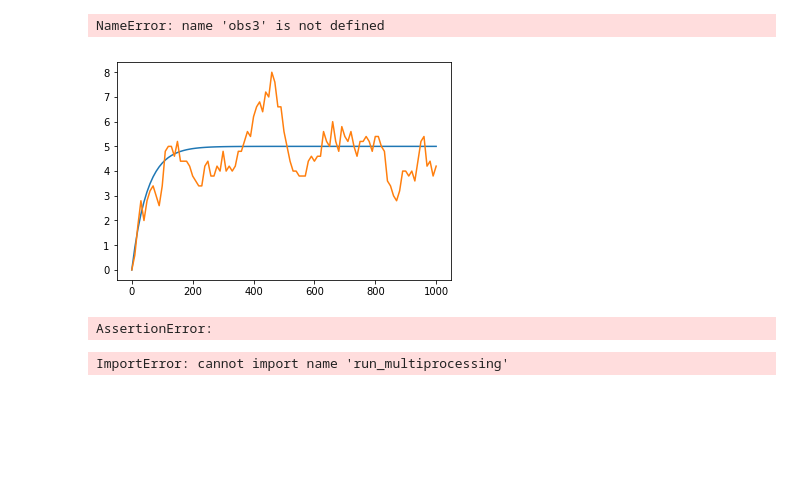
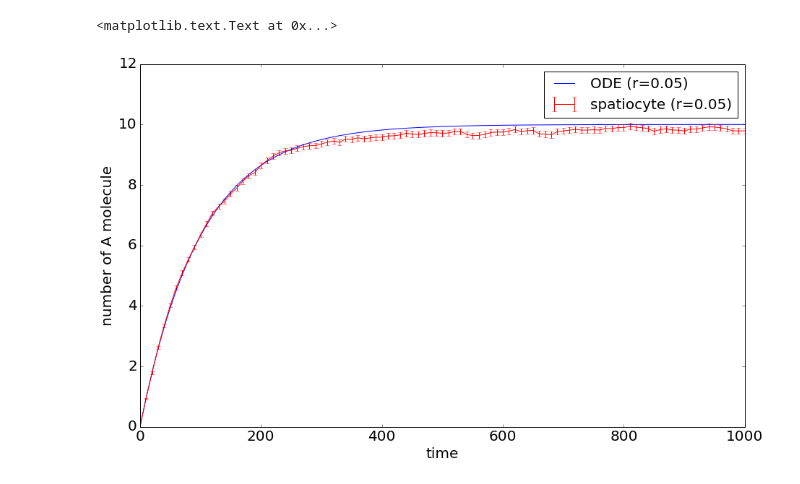
Before and after one commit to wxchew/notebook, a Jupyter notebook: jupyter-notebook/sturrock's birth-death.ipynb, the cells around one changed output. Drawn from its saved outputs; the diff is of its cells as text; code cells hidden in the pictures; blank space fills up the shorter version.

```diff
--- a/jupyter-notebook/sturrock's birth-death.ipynb
+++ b/jupyter-notebook/sturrock's birth-death.ipynb
@@ -60,24 +106,24 @@ kon=0.0601,koff=0.0383,kd=0.251,keff=0.0333,kfactor=0.153
 # %%
 fig=plt.figure()
 data1 = np.array(obs1.data()).T
 plt.plot(data1[0], data1[1],'-', label='ODE (r={})'.format(rm))
+#plt.errorbar(data1[0], data1[1], yerr=err1[1], fmt='r-', label='ODE (r={})'.format(rm))
 data2 = np.array(obs2.data()).T
-plt.plot(data2[0], data2[1],'-', label='spa (r={})'.format(rm))
+err2 = np.array(obs2.error()).T
+#plt.plot(data2[0], data2[1],'.', label='spa (r={})'.format(rm))
+plt.errorbar(data2[0], data2[1], yerr=err2[1], fmt='r-', label='spatiocyte (r={})'.format(rm))
 data3 = np.array(obs3.data()).T
-plt.plot(data3[0], data3[1],'-', label='egfrd (r={})'.format(rm))
+err3 = np.array(obs3.error()).T
+#plt.plot(data3[0], data3[1],'.', label='egfrd (r={})'.format(rm))
 plt.legend(loc='best',fontsize=20)
 fig.set_size_inches(15, 9)
 plt.tick_params(labelsize=20)
 s=20
 plt.xlabel('time',fontsize=s)
 plt.ylabel('number of A molecule',fontsize=s)
 #plt.title('L={},D={},kd={:3},keff={:3},ka_Spa={:3},ka_eGFRD={:3}'.format(L,D,0.126,0.02,0.025,0.024),fontsize=s)
-#plt.savefig('/home/chew/ecellwork/figure/sturrock_birth_death_1')
+#plt.title('Spa:kon=0.0964,koff=0.0177,kd=0.0251,keff=0.0104,kfactor=0.703,eGFRD:kon=0.1,koff=0.0166,keff=0.01',fontsize=s)
+#plt.savefig('/home/chew/ecellwork/figure/sturrock_birth_death_rm0.005_Nas10.png')
 # %% [output]
-NameError: name 'obs3' is not defined
+<matplotlib.text.Text at 0x...>
-[figure, old version]
+[figure, new version]
-# %%
-ka=0
-assert(ka>0)
-# %% [output]
-AssertionError:
@@ -86,7 +129,0 @@ assert(ka>0,'sdf')
-# %%
-def simplef(x):
-    return x**10
-
-ensemble.run_multiprocessing(jobs=,n=5,nproc=5,target=simplef)
-# %% [output]
-ImportError: cannot import name 'run_multiprocessing'
```
Also changed, not shown: parts of 10 cells of this notebook, 4 other files.
